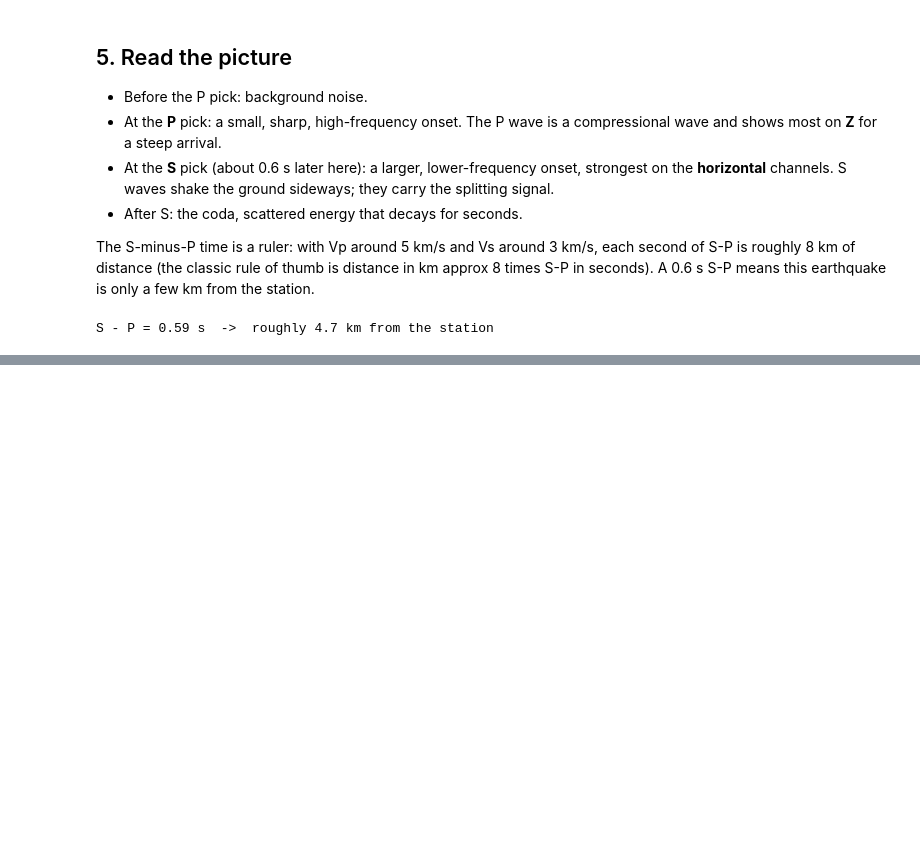
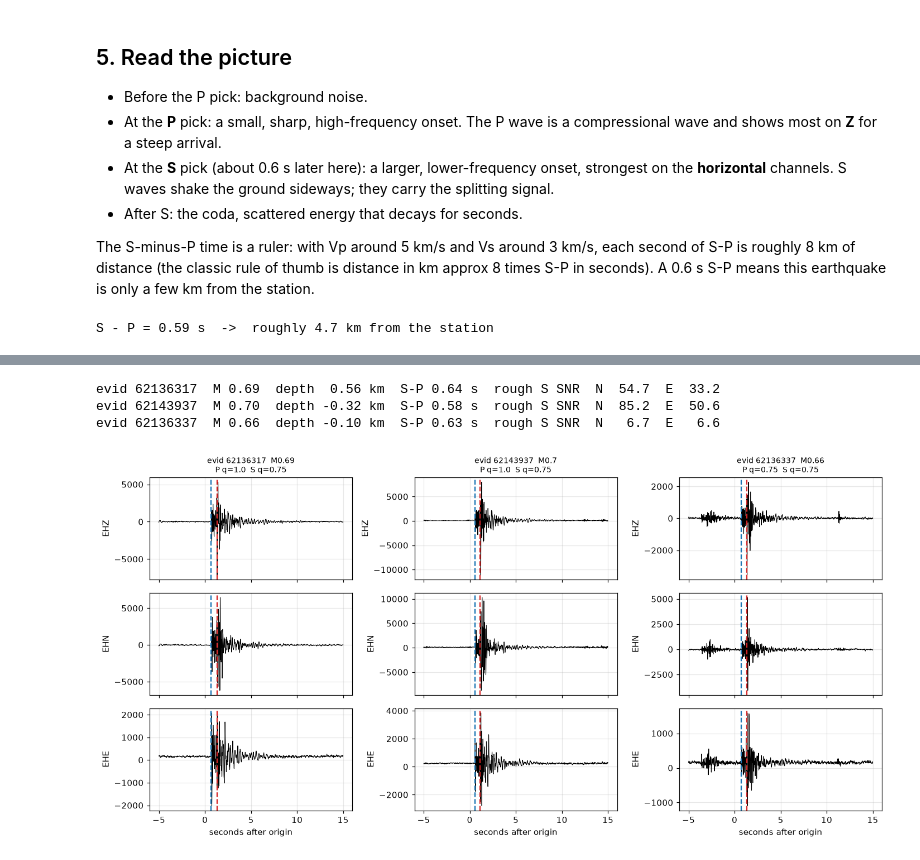
Before and after one commit to mhemmett/rainier-sws-tutorials, a Jupyter notebook: notebooks/01_what_is_a_seismogram.ipynb, the cells around one changed output, grey strips where cells are left out. Cells and saved outputs as stored; diff of their text form; code cells hidden in the pictures; blank space fills up the shorter version.

```diff
--- a/notebooks/01_what_is_a_seismogram.ipynb
+++ b/notebooks/01_what_is_a_seismogram.ipynb
@@ -145,0 +155,43 @@ Write what surprised you in your lab notebook. Next: `02_getting_data_from_earth
+# %%
+def plot_zne(ev, row, axes, t_min=None, t_max=None):
+    """Z/N/E of one event against seconds after origin, with the P and S picks. Returns (p_rel, s_rel)."""
+    origin = data.to_utc(row.origin_time)
+    p, s = data.to_utc(row.p_time) - origin, data.to_utc(row.s_time) - origin
+    for ax, tr in zip(axes, ev):
+        t = tr.times(reftime=origin)
+        keep = np.ones(t.size, bool) if t_min is None else (t >= t_min) & (t <= t_max)
+        ax.plot(t[keep], tr.data[keep], "k", lw=0.7)
+        ax.axvline(p, color="tab:blue", ls="--"); ax.axvline(s, color="tab:red", ls="--")
+        ax.set_ylabel(tr.stats.channel)
+    return p, s
+
+def rough_snr(ev, row):
+    """RMS in the first second after S over RMS before P, on N and E. Crude; notebook 03 does this properly."""
+    p, s = data.to_utc(row.p_time), data.to_utc(row.s_time)
+    out = {}
+    for tr in ev.copy().detrend("demean").select(channel="??[NE]"):
+        noise = tr.slice(tr.stats.starttime, p - 0.2).data
+        signal = tr.slice(s, s + 1.0).data
+        out[tr.stats.channel] = np.sqrt(np.mean(signal**2)) / np.sqrt(np.mean(noise**2))
+    return out
+
+cached = data.describe_cache("STAR").query("complete").evid
+sample = cat[cat.evid.isin(cached)].sample(3, random_state=7)
+
+fig, axes = plt.subplots(3, 3, figsize=(13, 6.5), sharex=True)
+for col, (_, r) in enumerate(sample.iterrows()):
+    e = data.get_event_stream("STAR", r, allow_download=False)
+    plot_zne(e, r, axes[:, col])
+    axes[0, col].set_title(f"evid {r.evid}  M{r.event_magnitude}\nP q={r.p_quality}  S q={r.s_quality}", fontsize=9)
+    snr = rough_snr(e, r)
+    print(f"evid {r.evid}  M{r.event_magnitude:5.2f}  depth {r.event_depth:5.2f} km  "
+          f"S-P {data.to_utc(r.s_time) - data.to_utc(r.p_time):.2f} s  "
+          f"rough S SNR  N {snr['EHN']:5.1f}  E {snr['EHE']:5.1f}")
+for ax in axes[-1]:
+    ax.set_xlabel("seconds after origin")
+plt.tight_layout()
+# %% [output]
+evid 62136317  M 0.69  depth  0.56 km  S-P 0.64 s  rough S SNR  N  54.7  E  33.2
+evid 62143937  M 0.70  depth -0.32 km  S-P 0.58 s  rough S SNR  N  85.2  E  50.6
+evid 62136337  M 0.66  depth -0.10 km  S-P 0.63 s  rough S SNR  N   6.7  E   6.6
+[figure, added]
```
Also changed, not shown: parts of 20 cells of this notebook, 30 other files.
